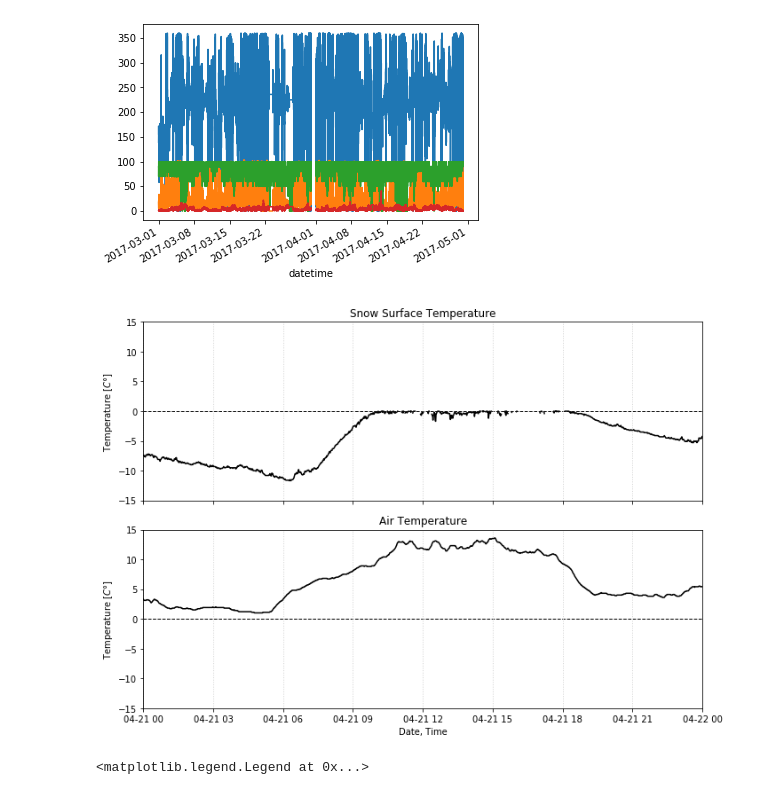
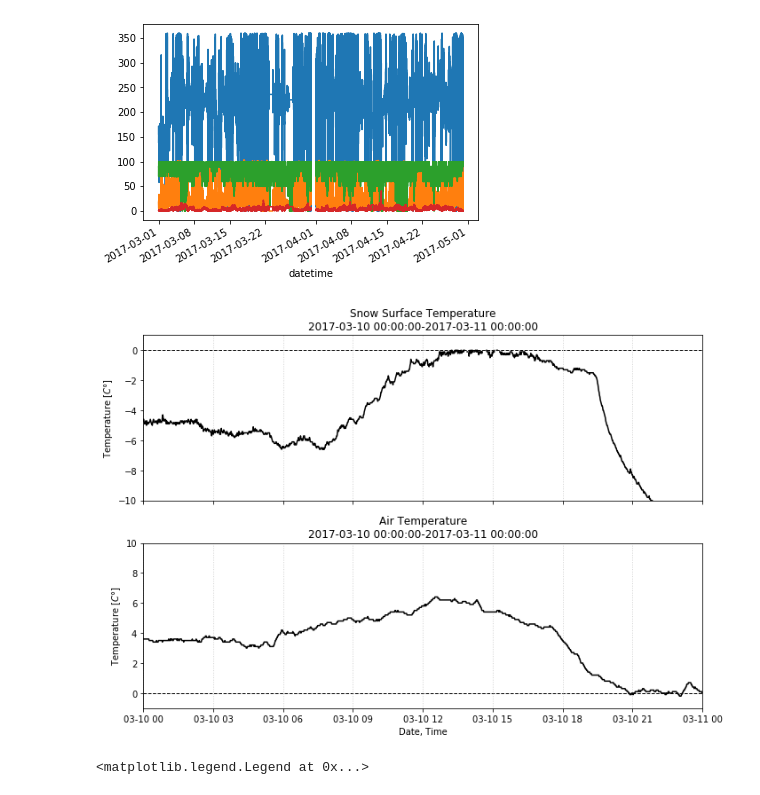
Before and after one commit to moorec52/atmos-boundary-layer, a Jupyter notebook: Untitled.ipynb, the cells around one changed output. Drawn from its saved outputs; the diff is of its cells as text; code cells hidden in the pictures.

```diff
--- a/Untitled.ipynb
+++ b/Untitled.ipynb
@@ -32,34 +32,36 @@ cues['sonic wind speed; Sonic anemometer; (meters/second)'].plot()
 <matplotlib.axes._subplots.AxesSubplot at 0x...>
 [figure]
 # %%
-startdate = pd.Timestamp('2017-04-21')
-enddate = pd.Timestamp('2017-04-22')
+startdate = pd.Timestamp('2017-03-10')
+enddate = pd.Timestamp('2017-03-11')
 
 fig, ax = plt.subplots(2,1,figsize=(10,7))
 # Snow surface temp
-ax[0].set_title('Snow Surface Temperature')
+ax[0].set_title('Snow Surface Temperature\n{}-{}'.format(startdate,enddate))
 cues['snow surface temperature; Apogee SI-111 thermal radiometer; (Celsius)'].plot(ax=ax[0],
                                                                                   c='k')
+ax[0].set_ylim((-10,1))
 
 # Air temp
-ax[1].set_title('Air Temperature')
+ax[1].set_title('Air Temperature\n{}-{}'.format(startdate,enddate))
 cues['Platform temperature; platform temperature/relative humidity; (degrees Celsius)'].plot(ax=ax[1],
                                                                                             c='k')
+ax[1].set_ylim((-1,10))
 
 
 # finish up plot labels, axes, etc
 for _ax in ax:
     _ax.set_xlim((startdate,enddate))
-    _ax.set_ylim((-15,15))
+    #_ax.set_ylim((-15,15))
     _ax.set_ylabel('Temperature [$C\degree$]')
     _ax.set_xlabel('Date, Time')
     _ax.grid(axis='x',color='lightgrey', linestyle=':', linewidth=1)
     _ax.axhline(0,color='k', linestyle='--', linewidth=1, zorder=-99)
 
 fig.autofmt_xdate(rotation=0, ha='center')
 plt.tight_layout()
 # %% [output]
-[figure, old version]
+[figure, new version]
 # %%
 precip = pd.read_pickle('data/CUES_L1_Precip_Mar-Apr2017.pkl')
 # %%
```
Also changed, not shown: parts of 4 cells of this notebook.
